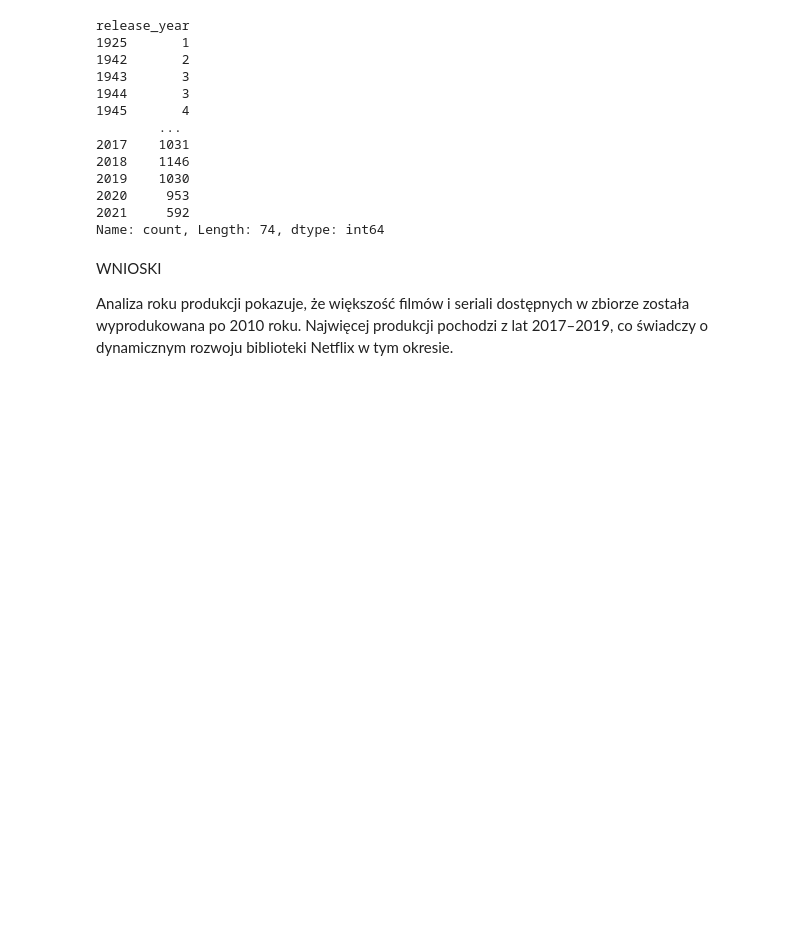
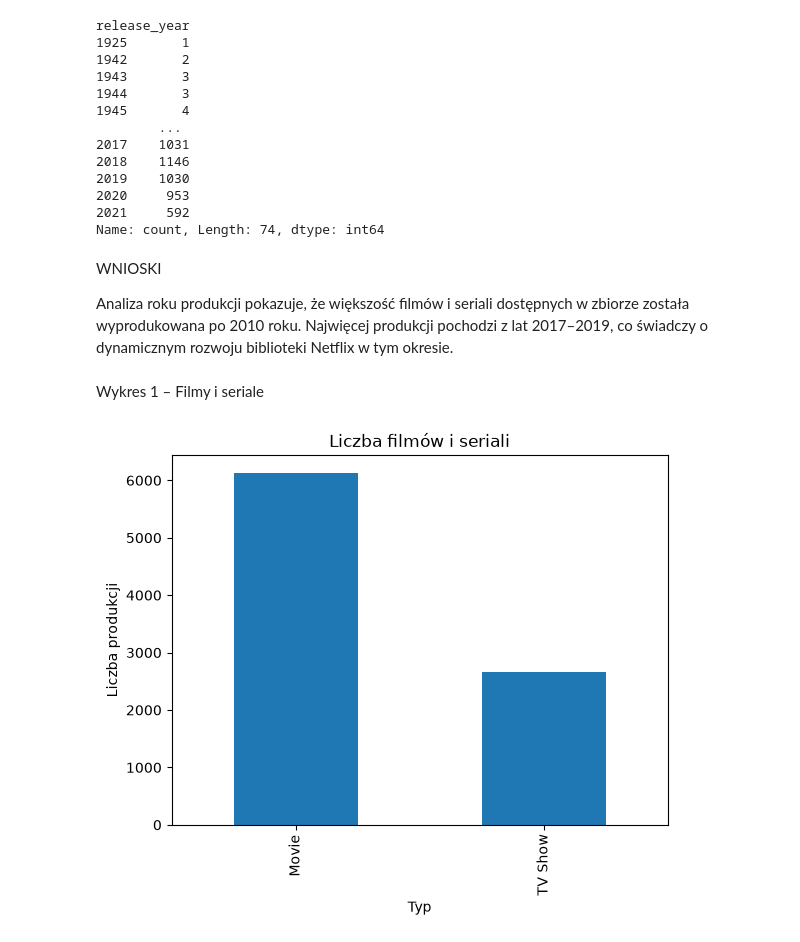
Before and after one commit to martafreund/analiza, a Jupyter notebook: netfix_cleaning.ipynb, the cells around one changed output. Drawn from its saved outputs; the diff is of its cells as text; code cells hidden in the pictures; blank space fills up the shorter version.

```diff
--- a/netfix_cleaning.ipynb
+++ b/netfix_cleaning.ipynb
@@ -412,3 +459,5 @@ Name: count, Length: 74, dtype: int64
 WNIOSKI
 
 Analiza roku produkcji pokazuje, że większość filmów i seriali dostępnych w zbiorze została wyprodukowana po 2010 roku. Najwięcej produkcji pochodzi z lat 2017–2019, co świadczy o dynamicznym rozwoju biblioteki Netflix w tym okresie.
+# %% [markdown]
+Wykres 1 – Filmy i seriale
@@ -414,0 +466,9 @@ Analiza roku produkcji pokazuje, że większość filmów i seriali dostępnych
+# %%
+type_counts.plot(kind="bar")
+
+plt.title("Liczba filmów i seriali")
+plt.xlabel("Typ")
+plt.ylabel("Liczba produkcji")
+plt.show()
+# %% [output]
+[figure, added]
```
Also changed, not shown: parts of 16 cells of this notebook.
